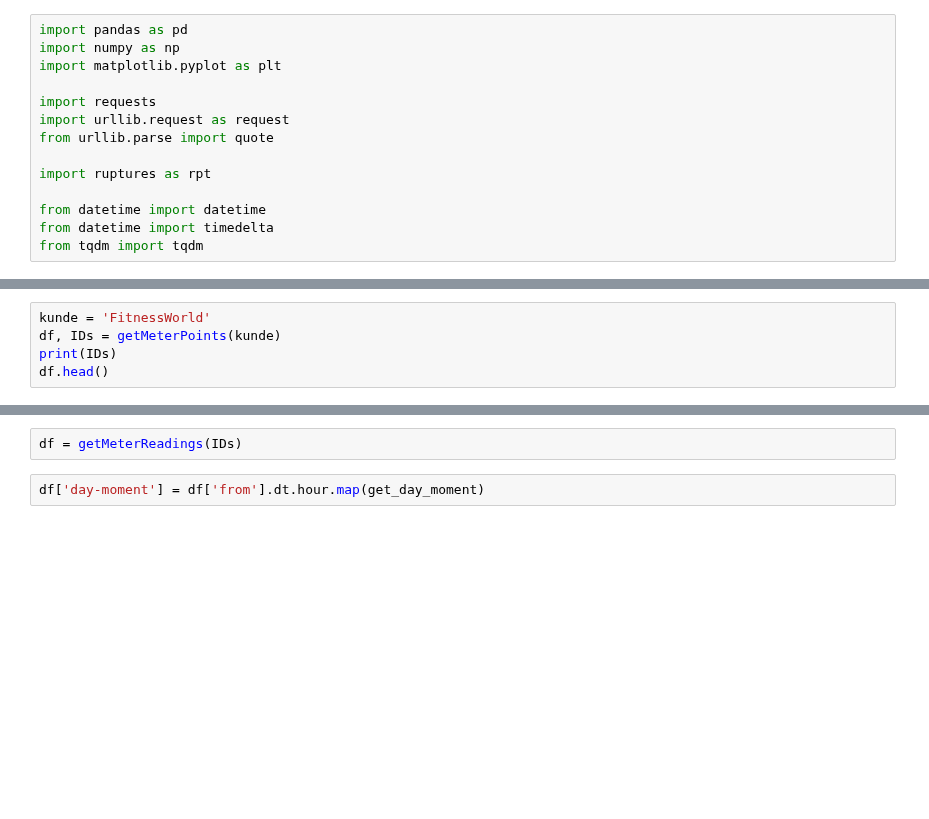
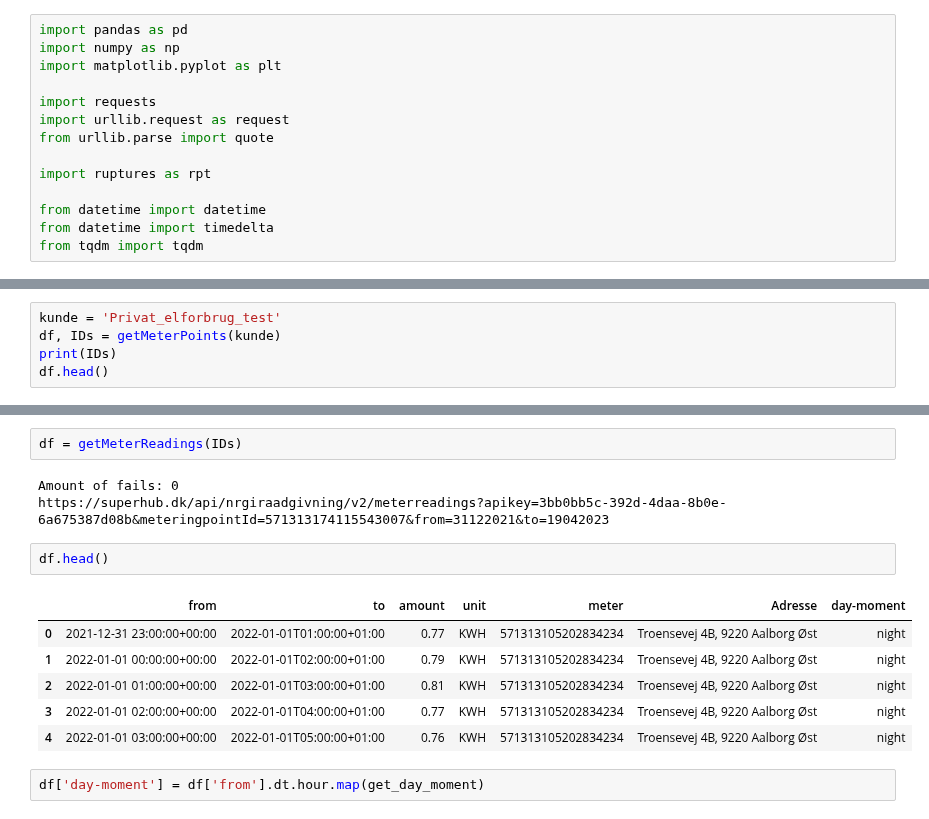
Before and after one commit to Mikkel-schmidt/El, a Jupyter notebook: Code2/Hent_data.ipynb, the cells around one changed output, grey strips where cells are left out. Saved outputs shown, nothing was run; the diff lists cells and outputs as text; blank space fills up the shorter version.

```diff
--- a/Code2/Hent_data.ipynb
+++ b/Code2/Hent_data.ipynb
@@ -163,5 +228,5 @@ def besp():
 # %%
-kunde = 'FitnessWorld'
+kunde = 'Privat_elforbrug_test'
 df, IDs = getMeterPoints(kunde)
 print(IDs)
 df.head()
@@ -168,5 +241,17 @@ df.head()
 # %%
 df = getMeterReadings(IDs)
+# %% [output]
+Amount of fails: 0
+https://superhub.dk/api/nrgiraadgivning/v2/meterreadings?apikey=3bb0bb5c-392d-4daa-8b0e-6a675387d08b&meteringpointId=571313174115543007&from=31122021&to=19042023
+# %%
+df.head()
+# %% [output]
+|  | from | to | amount | unit | meter | Adresse | day-moment |
+| 0 | 2021-12-31 23:00:00+00:00 | 2022-01-01T01:00:00+01:00 | 0.77 | KWH | 571313105202834234 | Troensevej 4B, 9220 Aalborg Øst | night |
+| 1 | 2022-01-01 00:00:00+00:00 | 2022-01-01T02:00:00+01:00 | 0.79 | KWH | 571313105202834234 | Troensevej 4B, 9220 Aalborg Øst | night |
+| 2 | 2022-01-01 01:00:00+00:00 | 2022-01-01T03:00:00+01:00 | 0.81 | KWH | 571313105202834234 | Troensevej 4B, 9220 Aalborg Øst | night |
+| 3 | 2022-01-01 02:00:00+00:00 | 2022-01-01T04:00:00+01:00 | 0.77 | KWH | 571313105202834234 | Troensevej 4B, 9220 Aalborg Øst | night |
+| 4 | 2022-01-01 03:00:00+00:00 | 2022-01-01T05:00:00+01:00 | 0.76 | KWH | 571313105202834234 | Troensevej 4B, 9220 Aalborg Øst | night |
 # %%
 df['day-moment'] = df['from'].dt.hour.map(get_day_moment)
 # %%
```
Also changed, not shown: parts of 5 cells of this notebook.
